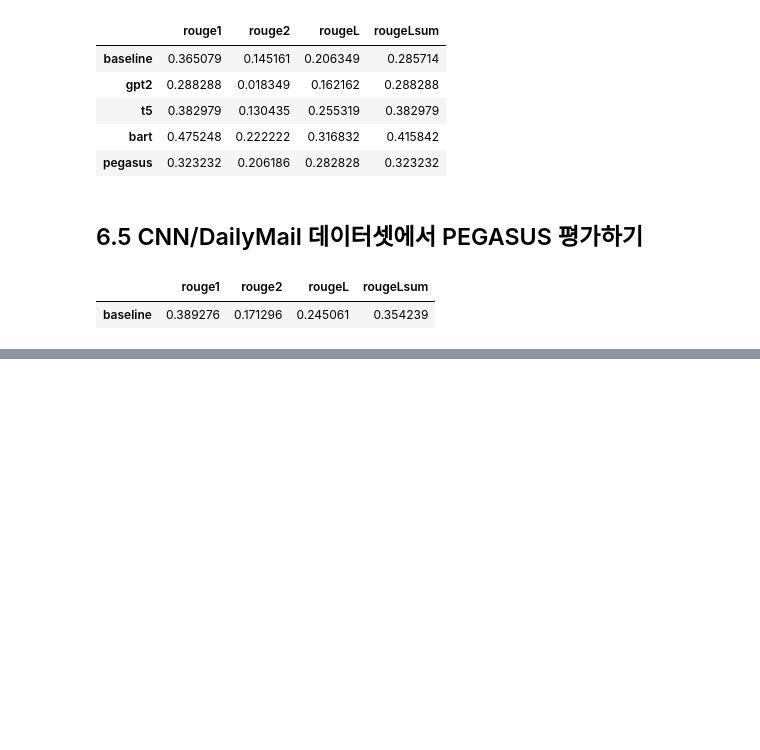
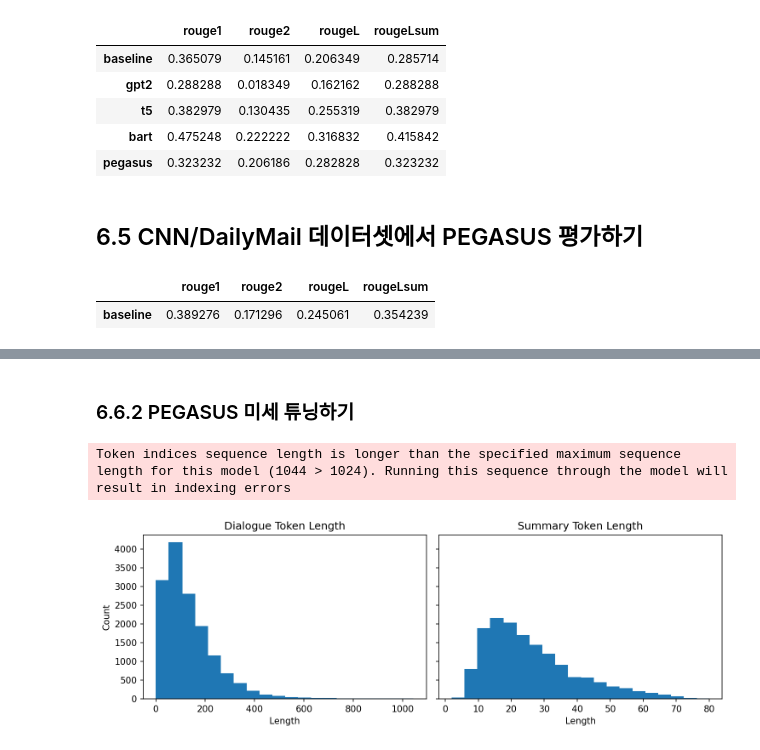
Before and after one commit to mjk0618/huggingface_study, a Jupyter notebook: 06_summarization.ipynb, the cells around one changed output, grey strips where cells are left out. Cells and saved outputs as stored; diff of their text form; code cells hidden in the pictures; blank space fills up the shorter version.

```diff
--- a/06_summarization.ipynb
+++ b/06_summarization.ipynb
@@ -461,0 +476,10 @@ KeyboardInterrupt
+# %%
+dataset_samsum = load_dataset("samsum")
+split_lengths = [len(dataset_samsum[split]) for split in dataset_samsum]
+
+print(f"분할 크기: {split_lengths}")
+print(f"특성: {dataset_samsum['train'].column_names}")
+print("\n대화:")
+print(dataset_samsum["test"][0]["dialogue"])
+print("\n요약:")
+print(dataset_samsum["test"][0]["summary"])
@@ -461,0 +522,19 @@ KeyboardInterrupt
+# %% [markdown]
+### 6.6.2 PEGASUS 미세 튜닝하기
+# %%
+d_len = [len(tokenizer.encode(s)) for s in dataset_samsum["train"]["dialogue"]]
+s_len = [len(tokenizer.encode(s)) for s in dataset_samsum["train"]["summary"]]
+
+fig, axes = plt.subplots(1, 2, figsize=(10, 3.5), sharey=True, dpi=150)
+axes[0].hist(d_len, bins=20, color="C0", edgecolor="C0")
+axes[0].set_title("Dialogue Token Length")
+axes[0].set_xlabel("Length")
+axes[0].set_ylabel("Count")
+axes[1].hist(s_len, bins=20, color="C0", edgecolor="C0")
+axes[1].set_title("Summary Token Length")
+axes[1].set_xlabel("Length")
+plt.tight_layout()
+plt.show()
+# %% [output]
+Token indices sequence length is longer than the specified maximum sequence length for this model (1044 > 1024). Running this sequence through the model will result in indexing errors
+[figure, added]
```
Also changed, not shown: parts of 24 cells of this notebook.
